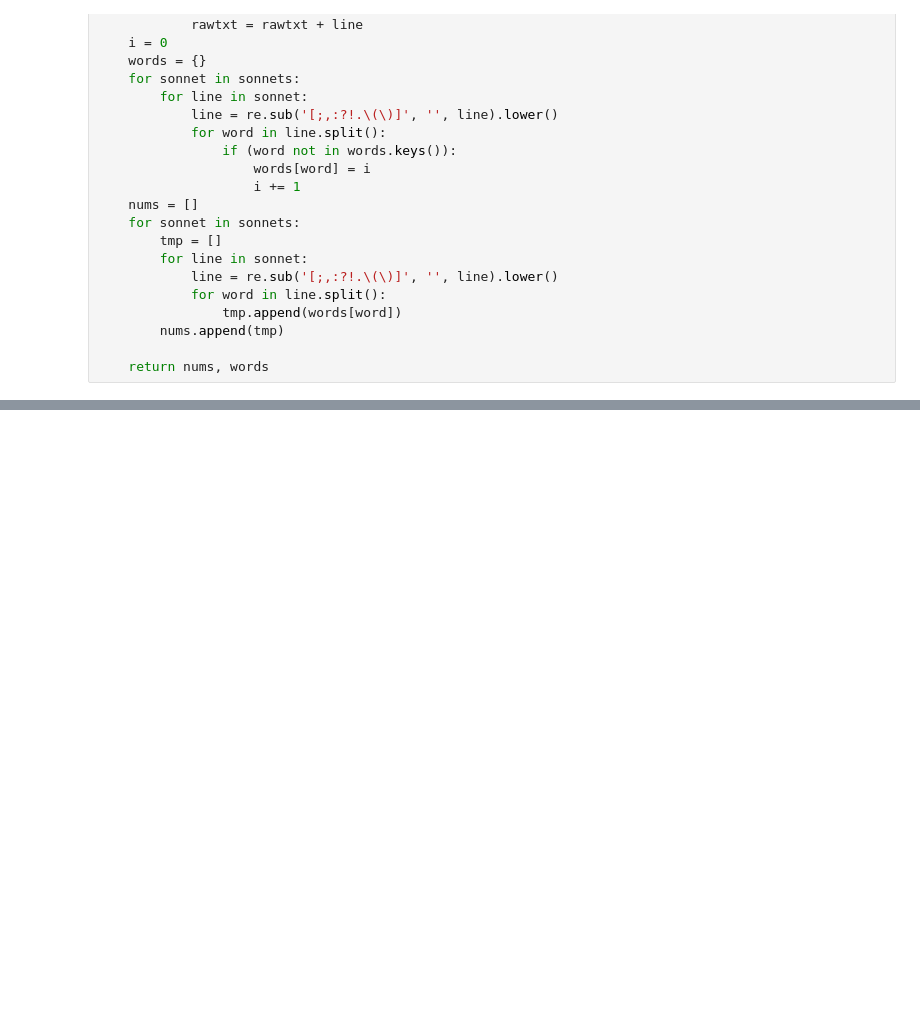
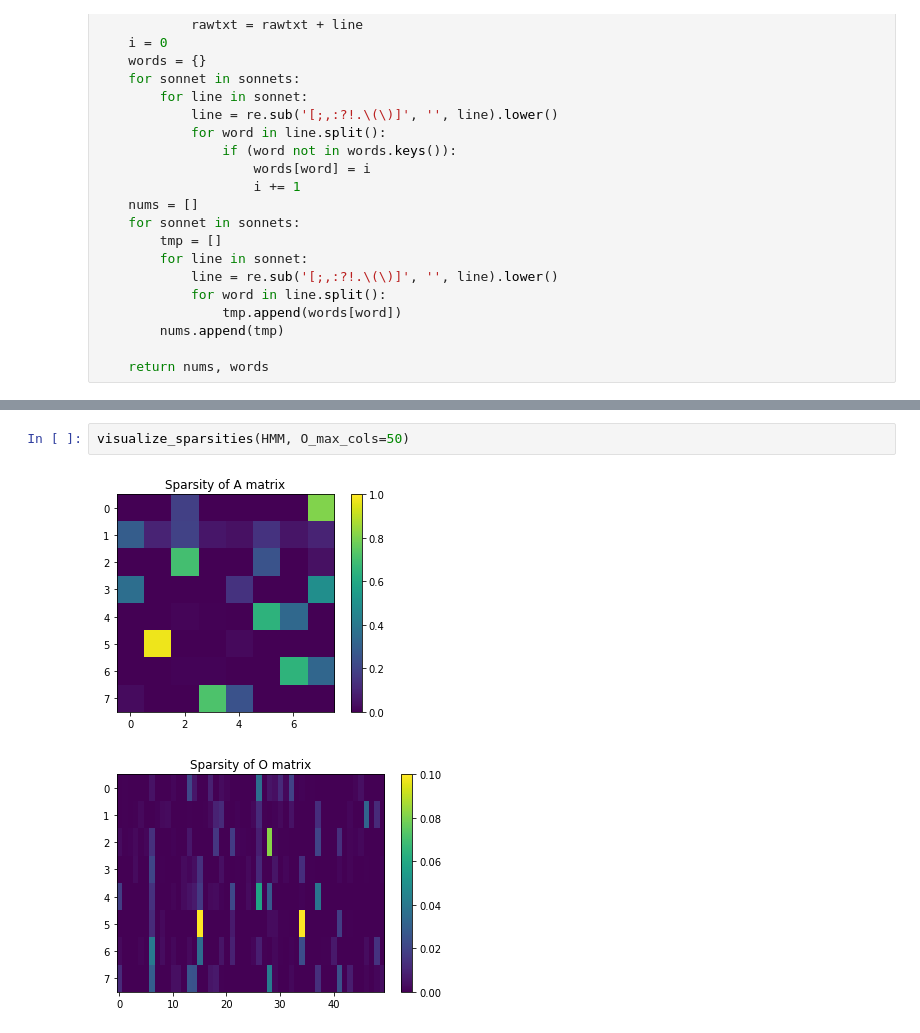
Before and after one commit to jenyu7/cs155-miniproject3, a Jupyter notebook: HMM.ipynb, the cells around one changed output, grey strips where cells are left out. Saved outputs shown, nothing was run; the diff lists cells and outputs as text; blank space fills up the shorter version.

```diff
--- a/HMM.ipynb
+++ b/HMM.ipynb
@@ -344,0 +354,5 @@ wordclouds = states_to_wordclouds(HMM, obs_map)
+# %%
+visualize_sparsities(HMM, O_max_cols=50)
+# %% [output]
+[figure, added]
+[figure, added]
```
Also changed, not shown: parts of 8 cells of this notebook, 2 other files.
